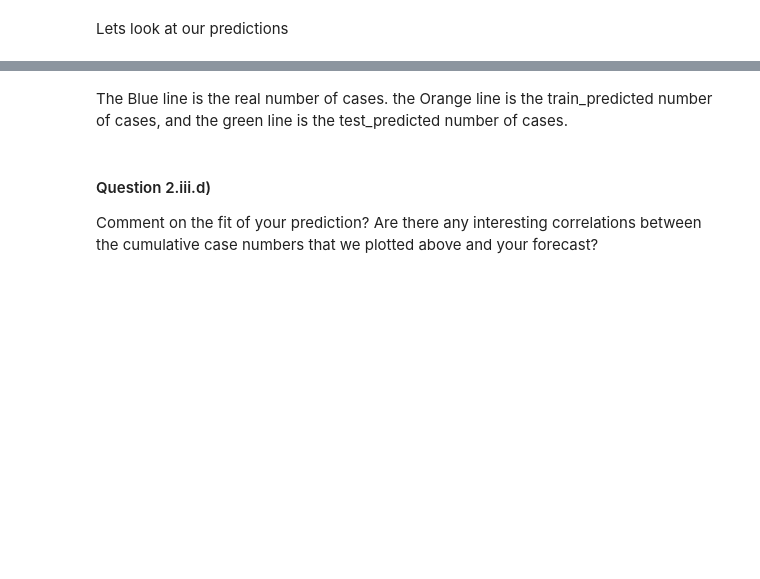
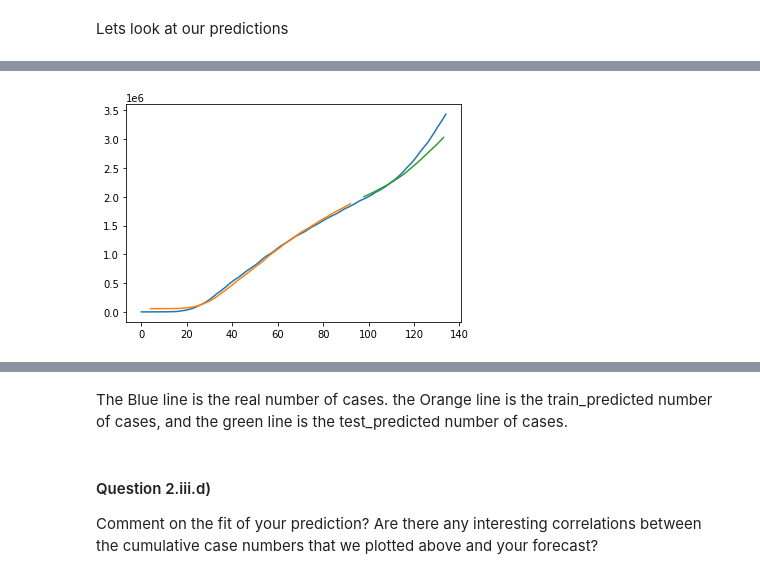
Before and after one commit to AGnar11100/Applied-Machine-Learning-Projects, a Jupyter notebook: Time-Series Forecasting and Image Denoising Autoencoder.ipynb, the cells around one changed output, grey strips where cells are left out. Drawn from its saved outputs; the diff is of its cells as text; code cells hidden in the pictures; blank space fills up the shorter version.

```diff
--- a/Time-Series Forecasting and Image Denoising Autoencoder.ipynb
+++ b/Time-Series Forecasting and Image Denoising Autoencoder.ipynb
@@ -363,0 +458,25 @@ plt.show()
+# %%
+# Make predictions
+trainPredict = stacked_model.predict(X_train)
+testPredict = stacked_model.predict(X_test)
+# Invert predictions
+trainPredict = scaler.inverse_transform(trainPredict)
+trainY = scaler.inverse_transform([y_train])
+testPredict = scaler.inverse_transform(testPredict)
+testY = scaler.inverse_transform([y_train])
+
+# Shift train predictions for plotting
+trainPredictPlot = np.empty_like(US_data)
+trainPredictPlot[:, :] = np.nan
+trainPredictPlot[steps:len(trainPredict)+steps, :] = trainPredict
+# Shift test predictions for plotting
+testPredictPlot = np.empty_like(US_data)
+testPredictPlot[:, :] = np.nan
+testPredictPlot[len(trainPredict)+(steps*2)+1:len(US_data)-1, :] = testPredict
+# Plot baseline and predictions
+plt.plot(scaler.inverse_transform(US_data))
+plt.plot(trainPredictPlot)
+plt.plot(testPredictPlot)
+plt.show()
+# %% [output]
+[figure, added]
```
Also changed, not shown: parts of 35 cells of this notebook, 1 other file.
